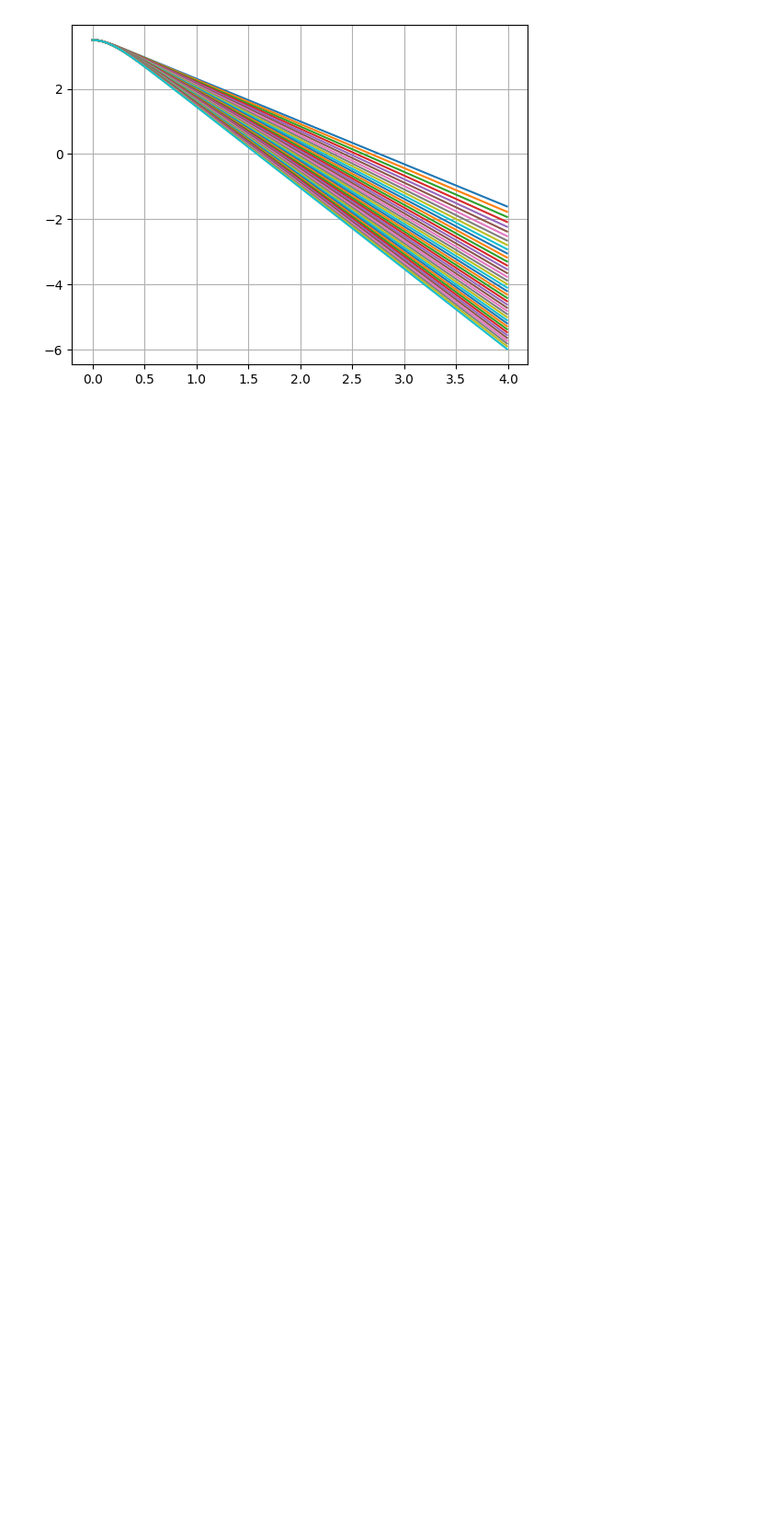
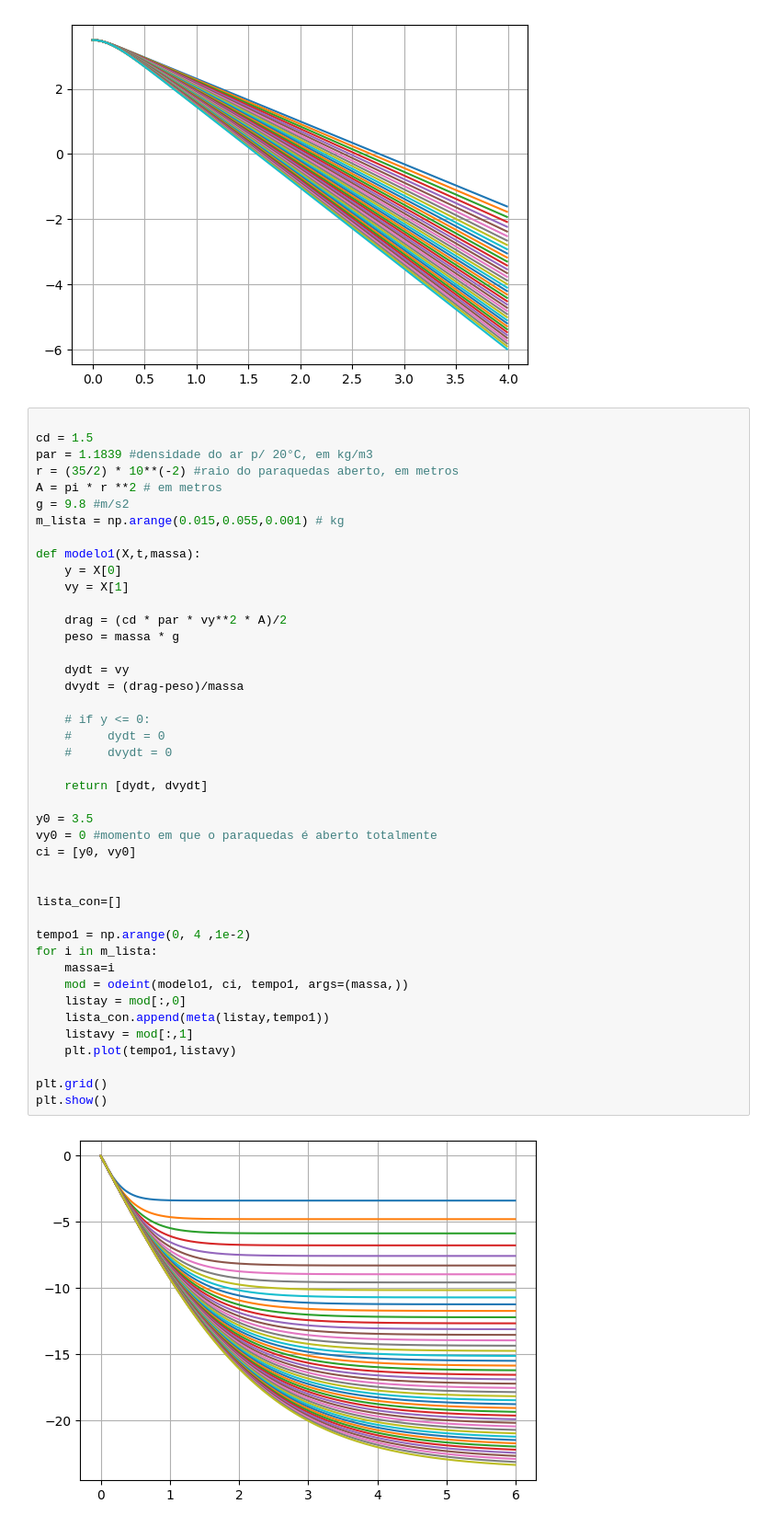
Before and after one commit to YamanduGermano/modsim-projeto3, a Jupyter notebook: lara.ipynb, the cells around one changed output. Shown: that part at 92% size. Drawn from its saved outputs; the diff is of its cells as text; blank space fills up the shorter version.

```diff
--- a/lara.ipynb
+++ b/lara.ipynb
@@ -127,6 +127,51 @@ plt.grid()
 plt.show()
 # %% [output]
 [figure]
+# %%
+
+cd = 1.5
+par = 1.1839 #densidade do ar p/ 20°C, em kg/m3
+r = (35/2) * 10**(-2) #raio do paraquedas aberto, em metros
+A = pi * r **2 # em metros
+g = 9.8 #m/s2
+m_lista = np.arange(0.015,0.055,0.001) # kg
+
+def modelo1(X,t,massa):
+    y = X[0]
+    vy = X[1]
+
+    drag = (cd * par * vy**2 * A)/2
+    peso = massa * g
+
+    dydt = vy
+    dvydt = (drag-peso)/massa
+
+    # if y <= 0:
+    #     dydt = 0
+    #     dvydt = 0
+
+    return [dydt, dvydt]
+
+y0 = 3.5
+vy0 = 0 #momento em que o paraquedas é aberto totalmente
+ci = [y0, vy0]
+
+
+lista_con=[]
+
+tempo1 = np.arange(0, 4 ,1e-2)
+for i in m_lista:
+    massa=i
+    mod = odeint(modelo1, ci, tempo1, args=(massa,))
+    listay = mod[:,0]
+    lista_con.append(meta(listay,tempo1))
+    listavy = mod[:,1]
+    plt.plot(tempo1,listavy)
+
+plt.grid()
+plt.show()
+# %% [output]
+[figure, added]
 # %%
 
 plt.plot(m_lista,lista_con)
```
Also changed, not shown: parts of 1 cell of this notebook.
